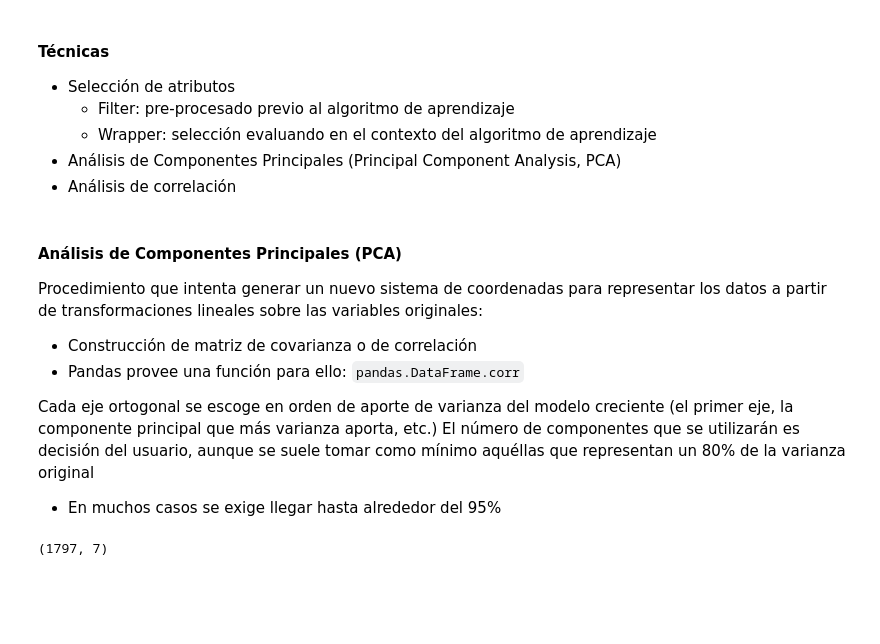
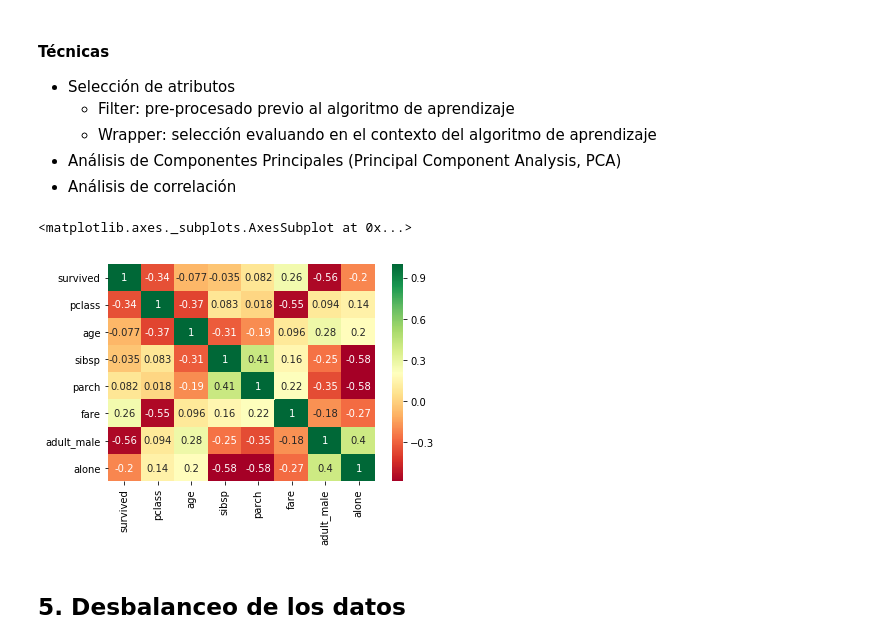
Before and after one commit to aliciapj/intro_ml_python, a Jupyter notebook: teoria/2.2_preprocesamiento_de_los_datos.ipynb, the cells around one changed output. Drawn from its saved outputs; the diff is of its cells as text; code cells hidden in the pictures; blank space fills up the shorter version.

```diff
--- a/teoria/2.2_preprocesamiento_de_los_datos.ipynb
+++ b/teoria/2.2_preprocesamiento_de_los_datos.ipynb
@@ -367,25 +325,23 @@ Samples after variance thresholding
     - Wrapper: selección evaluando en el contexto del algoritmo de aprendizaje
 - Análisis de Componentes Principales (Principal Component Analysis, PCA)
 - Análisis de correlación
-# %% [markdown]
-#### Análisis de Componentes Principales (PCA)
-
-Procedimiento que intenta generar un nuevo sistema de coordenadas para representar los datos a partir de transformaciones lineales sobre las variables originales:
-- Construcción de matriz de covarianza o de correlación
-- Pandas provee una función para ello: `pandas.DataFrame.corr`
-
-Cada eje ortogonal se escoge en orden de aporte de varianza del modelo creciente (el primer eje, la componente principal que más varianza aporta, etc.)
-El número de componentes que se utilizarán es decisión del usuario, aunque se suele tomar como mínimo aquéllas que
-representan un 80% de la varianza original
-- En muchos casos se exige llegar hasta alrededor del 95%
-# %%
-from sklearn.datasets import load_digits
-from sklearn.decomposition import FactorAnalysis
-
-X, _ = load_digits(return_X_y=True)
-transformer = FactorAnalysis(n_components=7, random_state=0)
-
-X_transformed = transformer.fit_transform(X)
-X_transformed.shape
-# %% [output]
-(1797, 7)
+# %%
+import seaborn as sns
+import matplotlib.pyplot as plt
+%matplotlib inline
+
+titanic = sns.load_dataset('titanic')
+
+correlation = titanic.corr()
+sns.heatmap(correlation, annot=True, cbar=True, cmap="RdYlGn")
+
+# Survived -> Se encuentra en 2 valores 0 si murió en la trajedia y 1 si sobrevivió
+# Pclass -> Determina la clase del pasajero, 1ra, 2da o 3era clase.
+# SibSp -> Número de parientes como Hermano, Hermana, Hermanastra, Hermanastro, Esposo o Esposa.
+# Parch -> Número de parientes como Madre, Padre, Hijo, Hija, Hijastro, Hijastra
+# Fare -> Tarifa del pasaje
+# %% [output]
+<matplotlib.axes._subplots.AxesSubplot at 0x...>
+[figure, added]
+# %% [markdown]
+## 5. Desbalanceo de los datos
```
Also changed, not shown: parts of 32 cells of this notebook, 38 other files.
